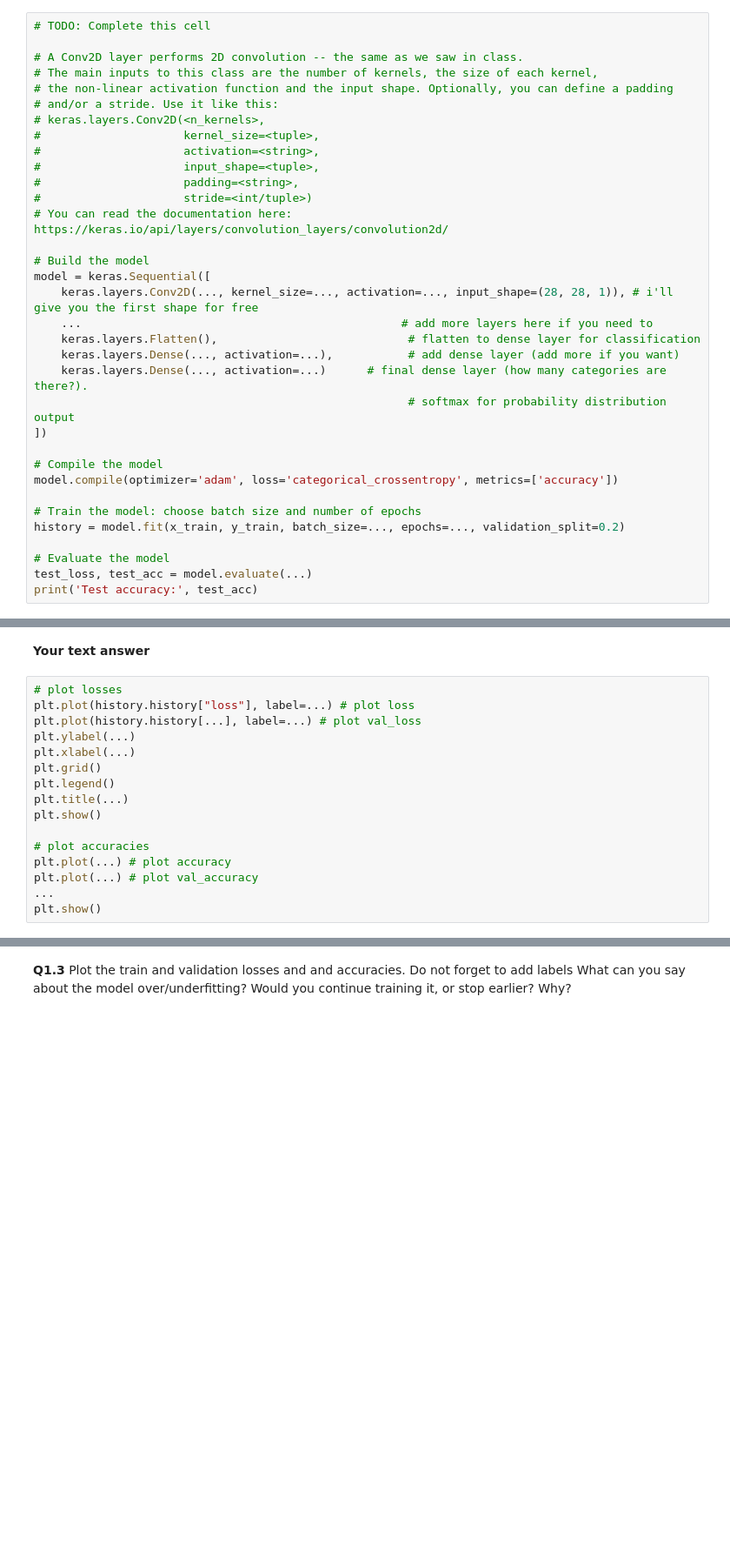
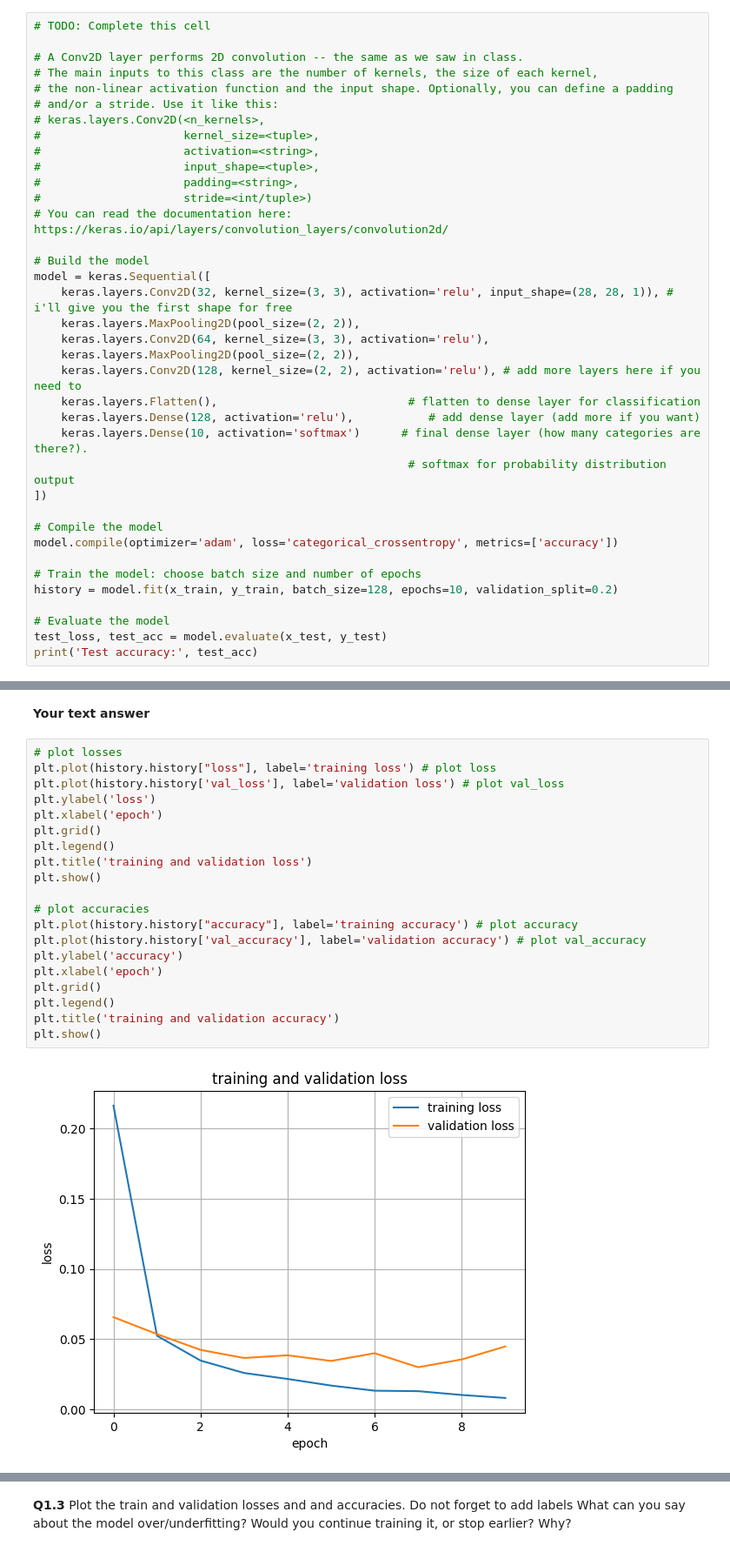
Before and after one commit to sergeGITH/TS, a Jupyter notebook: TMDL_2024_25_Assignment_4,_Qs_only.ipynb, the cells around one changed output, grey strips where cells are left out. Shown: that part at 87% size. Saved outputs shown, nothing was run; the diff lists cells and outputs as text; blank space fills up the shorter version.

```diff
--- a/TMDL_2024_25_Assignment_4,_Qs_only.ipynb
+++ b/TMDL_2024_25_Assignment_4,_Qs_only.ipynb
@@ -87,11 +93,14 @@ Downloading data from https://storage.googleapis.com/tensorflow/tf-keras-dataset
 
 # Build the model
 model = keras.Sequential([
-    keras.layers.Conv2D(..., kernel_size=..., activation=..., input_shape=(28, 28, 1)), # i'll give you the first shape for free
-    ...                                               # add more layers here if you need to
+    keras.layers.Conv2D(32, kernel_size=(3, 3), activation='relu', input_shape=(28, 28, 1)), # i'll give you the first shape for free
+    keras.layers.MaxPooling2D(pool_size=(2, 2)),
+    keras.layers.Conv2D(64, kernel_size=(3, 3), activation='relu'),
+    keras.layers.MaxPooling2D(pool_size=(2, 2)),
+    keras.layers.Conv2D(128, kernel_size=(2, 2), activation='relu'), # add more layers here if you need to
     keras.layers.Flatten(),                            # flatten to dense layer for classification
-    keras.layers.Dense(..., activation=...),           # add dense layer (add more if you want)
-    keras.layers.Dense(..., activation=...)      # final dense layer (how many categories are there?).
+    keras.layers.Dense(128, activation='relu'),           # add dense layer (add more if you want)
+    keras.layers.Dense(10, activation='softmax')      # final dense layer (how many categories are there?).
                                                        # softmax for probability distribution output
 ])
 
@@ -99,8 +108,8 @@ model = keras.Sequential([
 model.compile(optimizer='adam', loss='categorical_crossentropy', metrics=['accuracy'])
 
 # Train the model: choose batch size and number of epochs
-history = model.fit(x_train, y_train, batch_size=..., epochs=..., validation_split=0.2)
+history = model.fit(x_train, y_train, batch_size=128, epochs=10, validation_split=0.2)
 
 # Evaluate the model
-test_loss, test_acc = model.evaluate(...)
+test_loss, test_acc = model.evaluate(x_test, y_test)
 print('Test accuracy:', test_acc)
@@ -110,17 +139,23 @@ print('Test accuracy:', test_acc)
 **Your text answer**
 # %%
 # plot losses
-plt.plot(history.history["loss"], label=...) # plot loss
-plt.plot(history.history[...], label=...) # plot val_loss
-plt.ylabel(...)
-plt.xlabel(...)
+plt.plot(history.history["loss"], label='training loss') # plot loss
+plt.plot(history.history['val_loss'], label='validation loss') # plot val_loss
+plt.ylabel('loss')
+plt.xlabel('epoch')
 plt.grid()
 plt.legend()
-plt.title(...)
+plt.title('training and validation loss')
 plt.show()
 
 # plot accuracies
-plt.plot(...) # plot accuracy
-plt.plot(...) # plot val_accuracy
-...
+plt.plot(history.history["accuracy"], label='training accuracy') # plot accuracy
+plt.plot(history.history['val_accuracy'], label='validation accuracy') # plot val_accuracy
+plt.ylabel('accuracy')
+plt.xlabel('epoch')
+plt.grid()
+plt.legend()
+plt.title('training and validation accuracy')
 plt.show()
+# %% [output]
+[figure, added]
```
Also changed, not shown: parts of 12 cells of this notebook.
